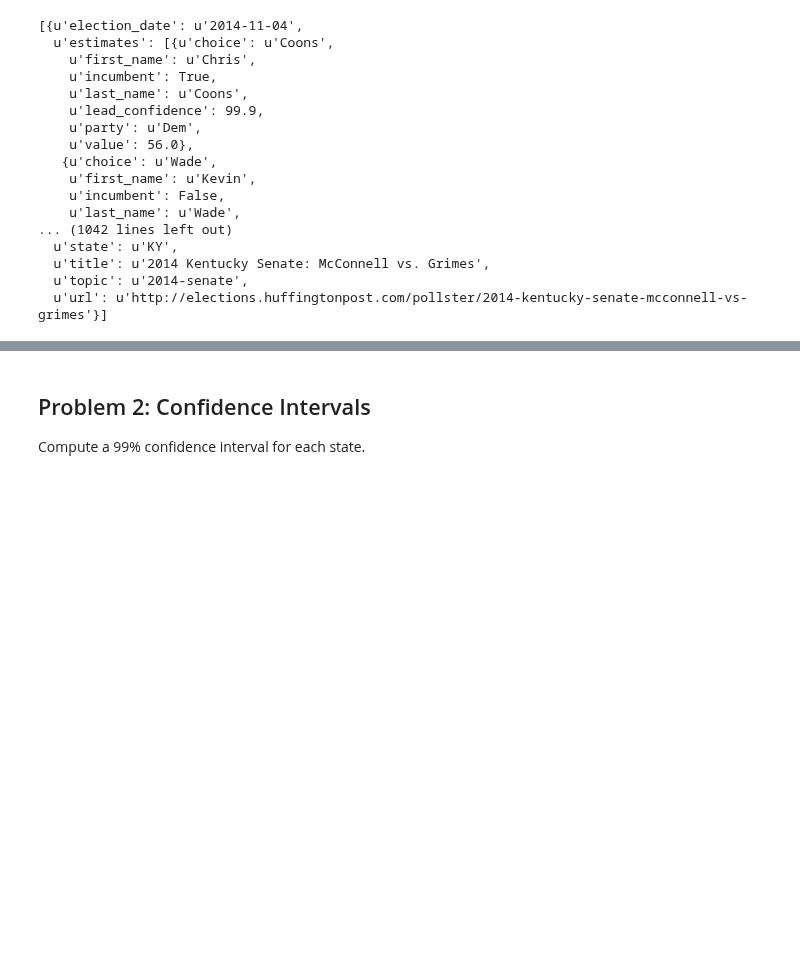
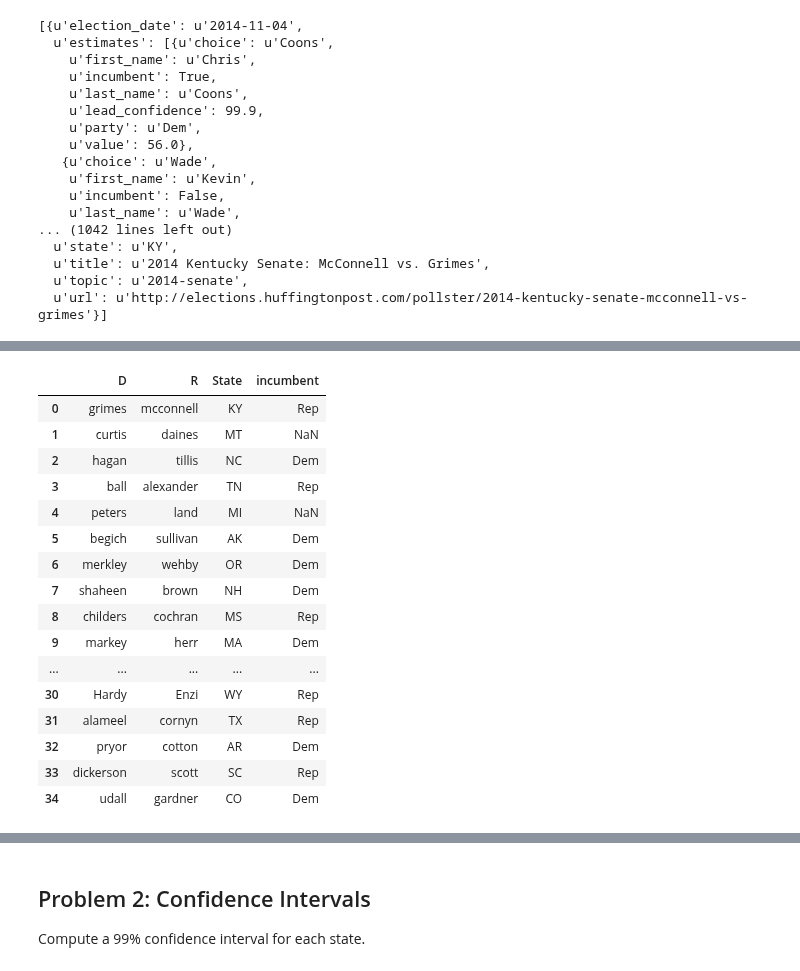
Before and after one commit to Theerit/2014, a Jupyter notebook: homework/HW4.ipynb, the cells around one changed output, grey strips where cells are left out. Cells and saved outputs as stored; diff of their text form; code cells hidden in the pictures; blank space fills up the shorter version.

Commit message:
Finish on dataframe part

```diff
--- a/homework/HW4.ipynb
+++ b/homework/HW4.ipynb
@@ -193,3 +247,23 @@ infoClean
+# %%
+candidates
+# %% [output]
+|  | D | R | State | incumbent |
+| 0 | grimes | mcconnell | KY | Rep |
+| 1 | curtis | daines | MT | NaN |
+| 2 | hagan | tillis | NC | Dem |
+| 3 | ball | alexander | TN | Rep |
+| 4 | peters | land | MI | NaN |
+| 5 | begich | sullivan | AK | Dem |
+| 6 | merkley | wehby | OR | Dem |
+| 7 | shaheen | brown | NH | Dem |
+| 8 | childers | cochran | MS | Rep |
+| 9 | markey | herr | MA | Dem |
+| ... | ... | ... | ... | ... |
+| 30 | Hardy | Enzi | WY | Rep |
+| 31 | alameel | cornyn | TX | Rep |
+| 32 | pryor | cotton | AR | Dem |
+| 33 | dickerson | scott | SC | Rep |
+| 34 | udall | gardner | CO | Dem |
 # %%
 %%bash
 git add HW4.ipynb
```
Also changed, not shown: parts of 4 cells of this notebook.
